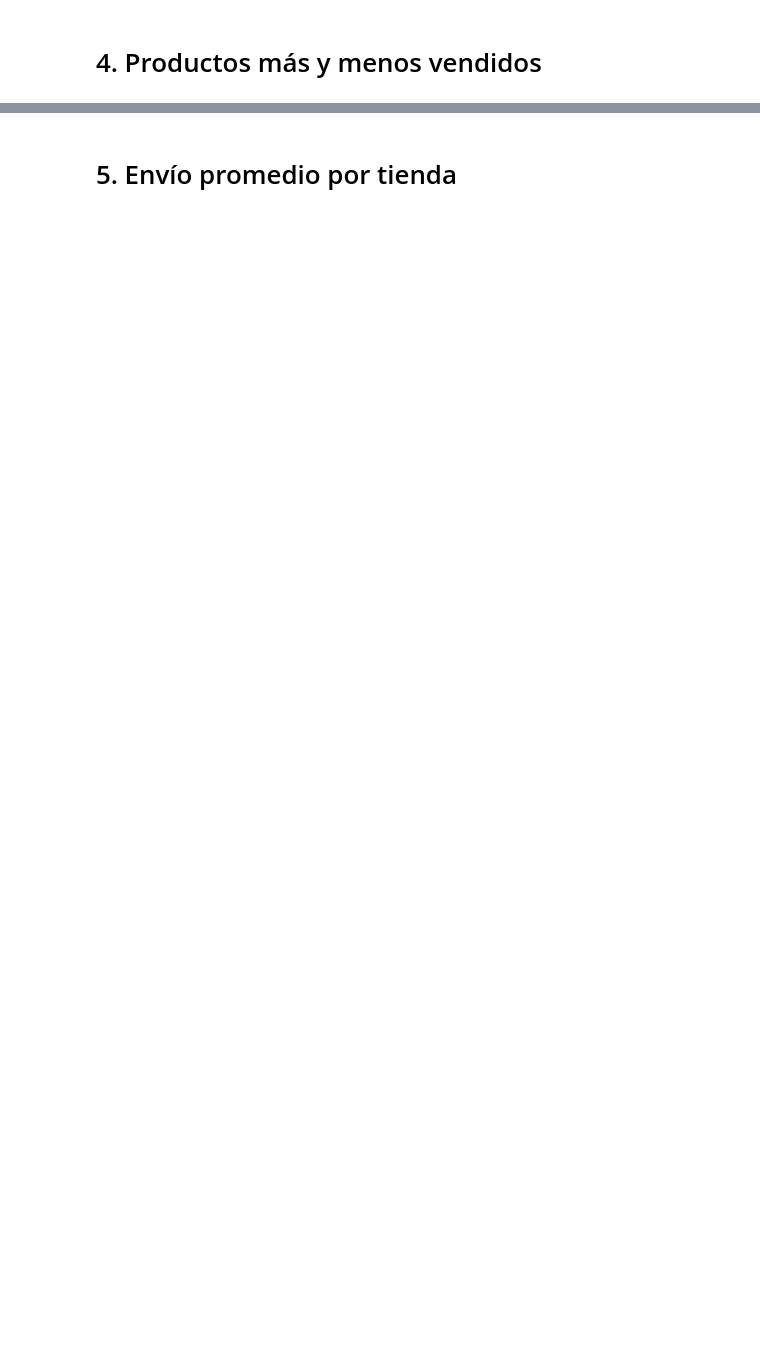
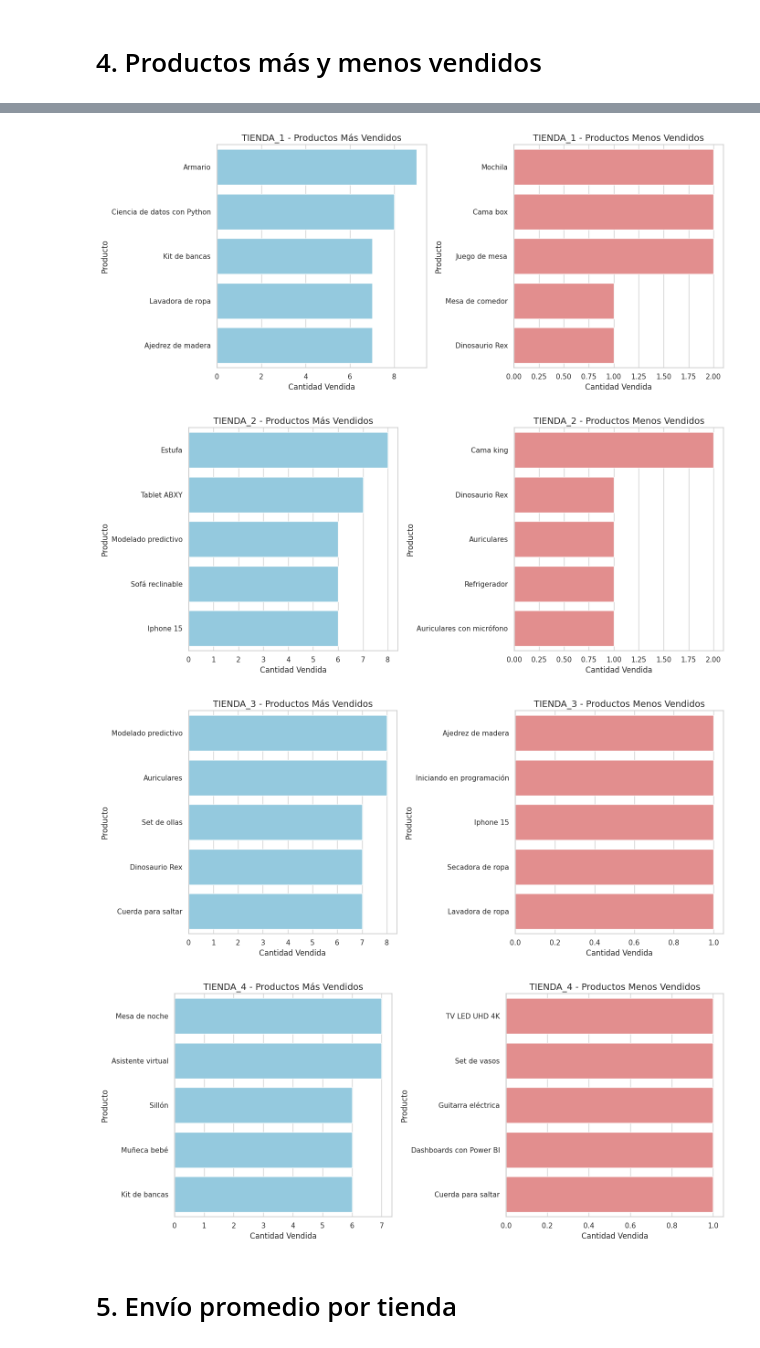
Before and after one commit to GabArg/ProyectoAluraLatam, a Jupyter notebook: AluraStoreLatam.ipynb, the cells around one changed output, grey strips where cells are left out. Drawn from its saved outputs; the diff is of its cells as text; code cells hidden in the pictures; blank space fills up the shorter version.

```diff
--- a/AluraStoreLatam.ipynb
+++ b/AluraStoreLatam.ipynb
@@ -23,3 +23,23 @@ tienda.head()
 | 2 | Juego de mesa | Juguetes | 209600.0 | 15900.0 | 15/03/2021 | Juan Fernandez | Cartagena | ... |
 | 3 | Microondas | Electrodomésticos | 757500.0 | 41000.0 | 03/05/2022 | Juan Fernandez | Cali | ... |
 | 4 | Silla de oficina | Muebles | 335200.0 | 20200.0 | 07/11/2020 | Maria Alfonso | Medellín | ... |
+# %%
+import pandas as pd
+
+# URLs de las bases de datos
+urls = {
+    "Tienda 1": "https://raw.githubusercontent.com/alura-es-cursos/challenge1-data-science-latam/refs/heads/main/base-de-datos-challenge1-latam/tienda_1%20.csv",
+    "Tienda 2": "https://raw.githubusercontent.com/alura-es-cursos/challenge1-data-science-latam/refs/heads/main/base-de-datos-challenge1-latam/tienda_2.csv",
+    "Tienda 3": "https://raw.githubusercontent.com/alura-es-cursos/challenge1-data-science-latam/refs/heads/main/base-de-datos-challenge1-latam/tienda_3.csv",
+    "Tienda 4": "https://raw.githubusercontent.com/alura-es-cursos/challenge1-data-science-latam/refs/heads/main/base-de-datos-challenge1-latam/tienda_4.csv",
+}
+
+# Cargar los datos en un diccionario de DataFrames
+tiendas = {nombre: pd.read_csv(url) for nombre, url in urls.items()}
+
+# Mostrar la estructura de los datos
+for nombre, df in tiendas.items():
+    print(f"\n--- {nombre} ---")
+    print("Columnas:", df.columns.tolist())
+    print("Primeras filas:")
+    print(df.head())
@@ -273,2 +416,60 @@ graficar_top_productos_vendidos(tienda4, "Tienda 4")
+# %%
+import matplotlib.pyplot as plt
+import seaborn as sns
+
+# Configurar el estilo de Seaborn
+sns.set_theme(style="whitegrid")
+
+# Datos para cada tienda
+tiendas = {
+    "TIENDA_1": {
+        "más_vendidos": {"Armario": 9, "Ciencia de datos con Python": 8, "Kit de bancas": 7, "Lavadora de ropa": 7, "Ajedrez de madera": 7},
+        "menos_vendidos": {"Mochila": 2, "Cama box": 2, "Juego de mesa": 2, "Mesa de comedor": 1, "Dinosaurio Rex": 1},
+    },
+    "TIENDA_2": {
+        "más_vendidos": {"Estufa": 8, "Tablet ABXY": 7, "Modelado predictivo": 6, "Sofá reclinable": 6, "Iphone 15": 6},
+        "menos_vendidos": {"Cama king": 2, "Dinosaurio Rex": 1, "Auriculares": 1, "Refrigerador": 1, "Auriculares con micrófono": 1},
+    },
+    "TIENDA_3": {
+        "más_vendidos": {"Modelado predictivo": 8, "Auriculares": 8, "Set de ollas": 7, "Dinosaurio Rex": 7, "Cuerda para saltar": 7},
+        "menos_vendidos": {"Ajedrez de madera": 1, "Iniciando en programación": 1, "Iphone 15": 1, "Secadora de ropa": 1, "Lavadora de ropa": 1},
+    },
+    "TIENDA_4": {
+        "más_vendidos": {"Mesa de noche": 7, "Asistente virtual": 7, "Sillón": 6, "Muñeca bebé": 6, "Kit de bancas": 6},
+        "menos_vendidos": {"TV LED UHD 4K": 1, "Set de vasos": 1, "Guitarra eléctrica": 1, "Dashboards con Power BI": 1, "Cuerda para saltar": 1},
+    },
+}
+
+# Función para graficar más y menos vendidos de una tienda
+def graficar_tienda(tienda, datos):
+    fig, axes = plt.subplots(1, 2, figsize=(14, 6), gridspec_kw={'width_ratios': [1, 1]})
+
+    # Más vendidos
+    productos_mas = list(datos["más_vendidos"].keys())
+    ventas_mas = list(datos["más_vendidos"].values())
+    sns.barplot(x=ventas_mas, y=productos_mas, ax=axes[0], color='skyblue')  # Color personalizado
+    axes[0].set_title(f"{tienda} - Productos Más Vendidos", fontsize=14)
+    axes[0].set_xlabel("Cantidad Vendida", fontsize=12)
+    axes[0].set_ylabel("Producto", fontsize=12)
+
+    # Menos vendidos
+    productos_menos = list(datos["menos_vendidos"].keys())
+    ventas_menos = list(datos["menos_vendidos"].values())
+    sns.barplot(x=ventas_menos, y=productos_menos, ax=axes[1], color='lightcoral')  # Color personalizado
+    axes[1].set_title(f"{tienda} - Productos Menos Vendidos", fontsize=14)
+    axes[1].set_xlabel("Cantidad Vendida", fontsize=12)
+    axes[1].set_ylabel("Producto", fontsize=12)
+
+    plt.tight_layout()
+    plt.show()
+
+# Generar gráficos para cada tienda
+for tienda, datos in tiendas.items():
+    graficar_tienda(tienda, datos)
+# %% [output]
+[figure, added]
+[figure, added]
+[figure, added]
+[figure, added]
 # %% [markdown]
 # 5. Envío promedio por tienda
```
Also changed, not shown: parts of 22 cells of this notebook.
